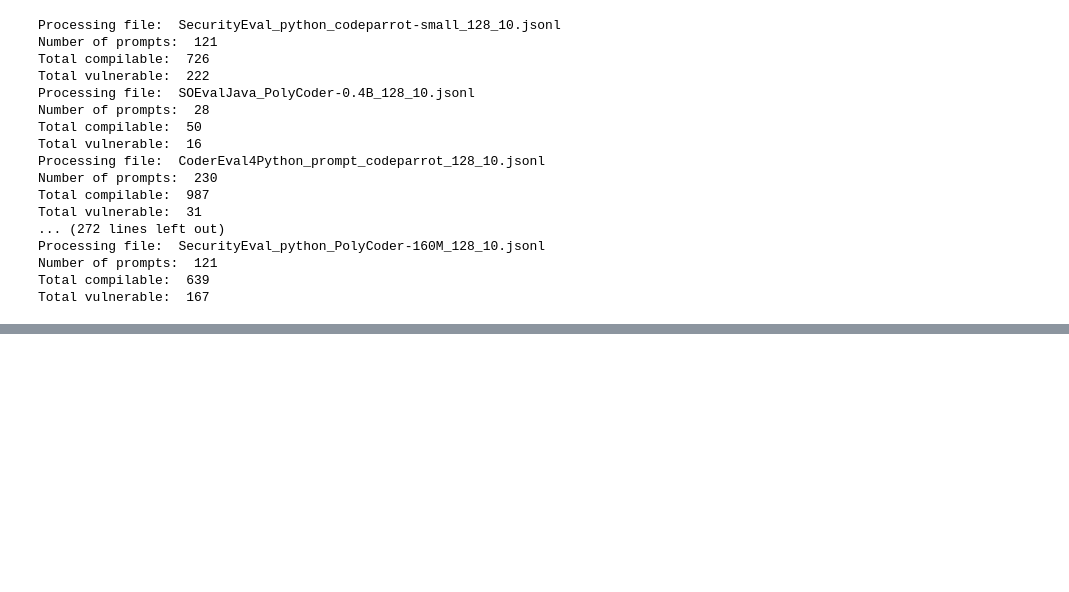
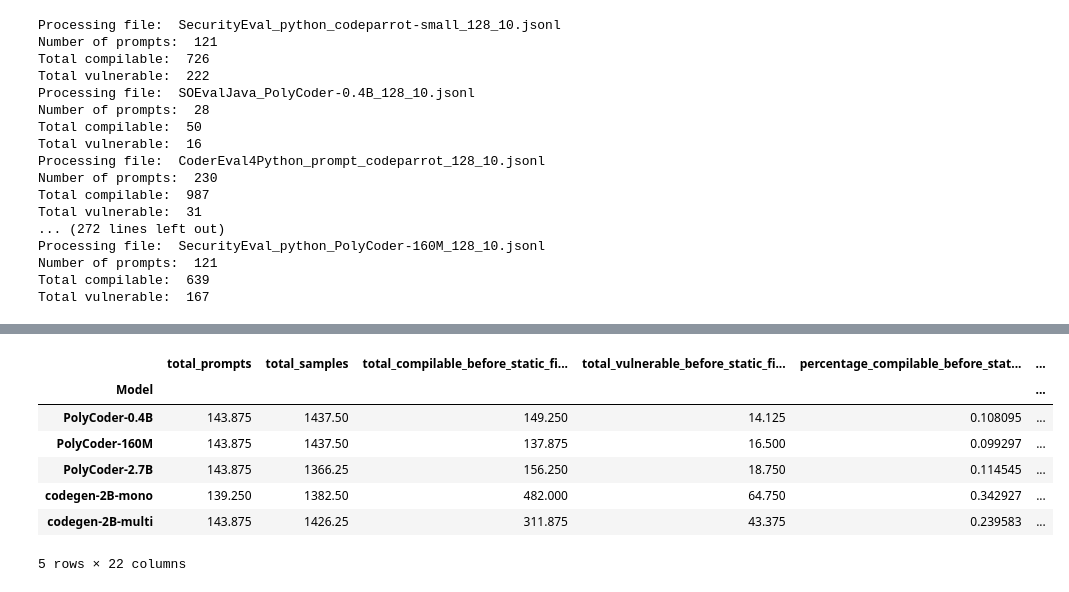
Before and after one commit to s2e-lab/FRANC, a Jupyter notebook: Utils/Result_Analysis.ipynb, the cells around one changed output, grey strips where cells are left out. Saved outputs shown, nothing was run; the diff lists cells and outputs as text; code cells hidden in the pictures; blank space fills up the shorter version.

Commit message:
updated result

```diff
--- a/Utils/Result_Analysis.ipynb
+++ b/Utils/Result_Analysis.ipynb
@@ -157,0 +195,15 @@ df.to_csv("result.csv")
+# %%
+df = pd.read_csv("result.csv")
+# %%
+grouped_df = df.groupby(["Model"]).mean()
+# %%
+grouped_df.head()
+# %% [output]
+|  | total_prompts | total_samples | total_compilable_before_static_fi... | total_vulnerable_before_static_fi... | percentage_compilable_before_stat... | ... |
+| Model |  |  |  |  |  | ... |
+| PolyCoder-0.4B | 143.875 | 1437.50 | 149.250 | 14.125 | 0.108095 | ... |
+| PolyCoder-160M | 143.875 | 1437.50 | 137.875 | 16.500 | 0.099297 | ... |
+| PolyCoder-2.7B | 143.875 | 1366.25 | 156.250 | 18.750 | 0.114545 | ... |
+| codegen-2B-mono | 139.250 | 1382.50 | 482.000 | 64.750 | 0.342927 | ... |
+| codegen-2B-multi | 143.875 | 1426.25 | 311.875 | 43.375 | 0.239583 | ... |
+5 rows × 22 columns
```
Also changed, not shown: parts of 8 cells of this notebook, 4 other files.
